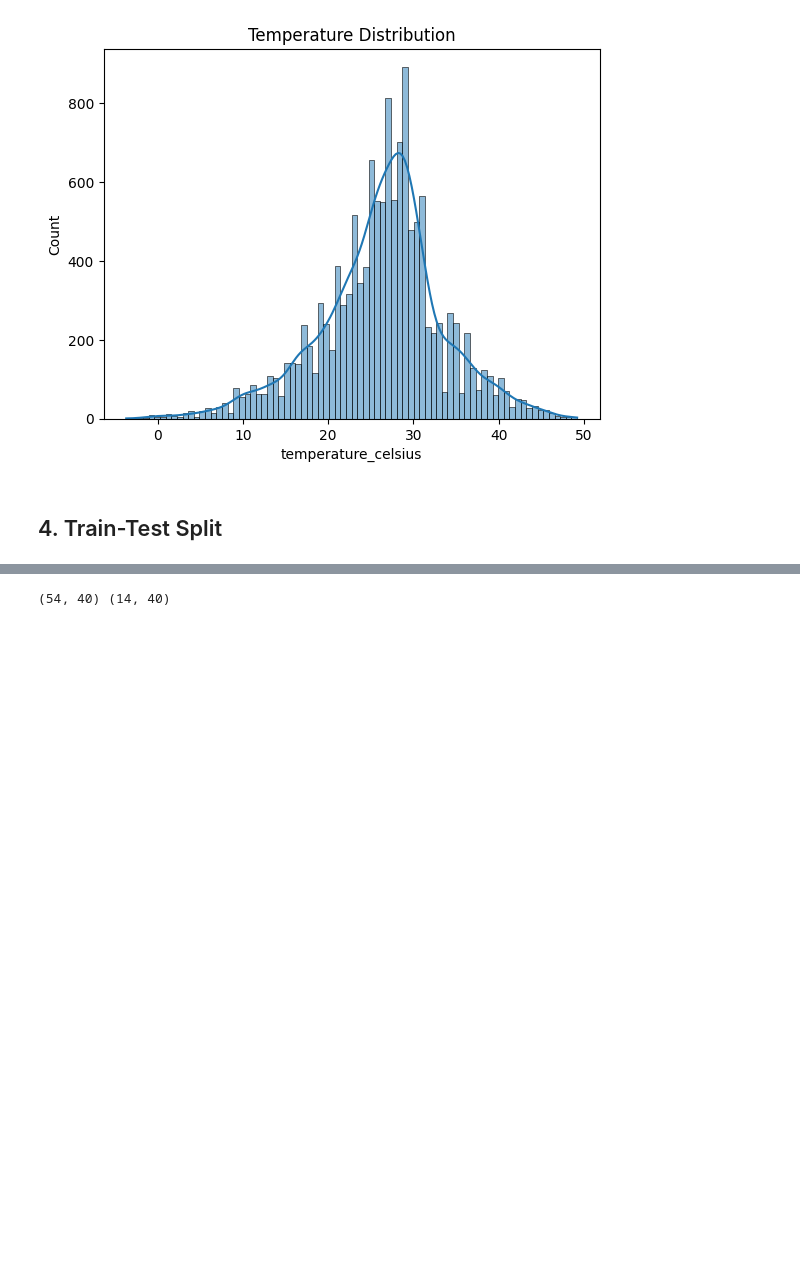
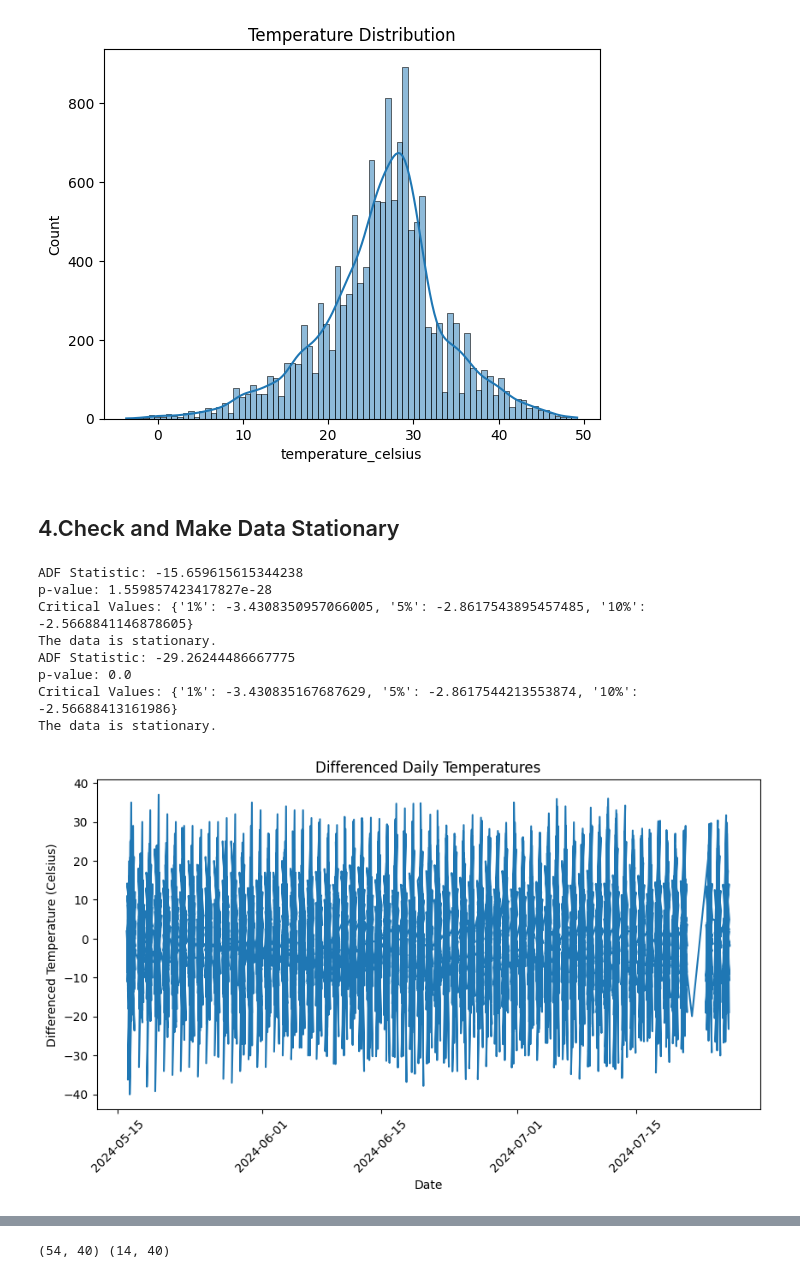
Before and after one commit to monishappu/WeatherPredictor, a Jupyter notebook: WeatherPredictor.ipynb, the cells around one changed output, grey strips where cells are left out. Cells and saved outputs as stored; diff of their text form; code cells hidden in the pictures; blank space fills up the shorter version.

```diff
--- a/WeatherPredictor.ipynb
+++ b/WeatherPredictor.ipynb
@@ -127,5 +127,55 @@ plt.show()
 # %% [output]
 [figure]
 [figure]
-# %% [markdown]
-## 4. Train-Test Split
+# %% [markdown]
+## 4.Check and Make Data Stationary
+# %%
+import pandas as pd
+import matplotlib.pyplot as plt
+from statsmodels.tsa.stattools import adfuller
+
+# Function to perform Augmented Dickey-Fuller test
+def adf_test(series):
+    result = adfuller(series)
+    print('ADF Statistic:', result[0])
+    print('p-value:', result[1])
+    print('Critical Values:', result[4])
+    if result[1] <= 0.05:
+        print("The data is stationary.")
+    else:
+        print("The data is non-stationary.")
+
+# Assuming df is your DataFrame
+# Convert 'last_updated' to DateTime format
+df['last_updated'] = pd.to_datetime(df['last_updated'])
+
+# Perform ADF test on the original data
+adf_test(df['temperature_celsius'])
+
+# If the data is non-stationary, make it stationary
+df_diff = df['temperature_celsius'].diff().dropna()
+
+# Reindex df_diff with the 'last_updated' column, excluding the first date
+df_diff.index = df['last_updated'][1:]
+
+# Perform ADF test on the differenced data
+adf_test(df_diff)
+
+# Plot the differenced data with proper x-axis labels
+plt.figure(figsize=(10, 5))
+plt.plot(df_diff.index, df_diff.values)
+plt.xlabel('Date')
+plt.ylabel('Differenced Temperature (Celsius)')
+plt.title('Differenced Daily Temperatures')
+plt.xticks(rotation=45)
+plt.show()
+# %% [output]
+ADF Statistic: -15.659615615344238
+p-value: 1.559857423417827e-28
+Critical Values: {'1%': -3.4308350957066005, '5%': -2.8617543895457485, '10%': -2.5668841146878605}
+The data is stationary.
+ADF Statistic: -29.26244486667775
+p-value: 0.0
+Critical Values: {'1%': -3.430835167687629, '5%': -2.8617544213553874, '10%': -2.56688413161986}
+The data is stationary.
+[figure, added]
```
Also changed, not shown: parts of 12 cells of this notebook.
